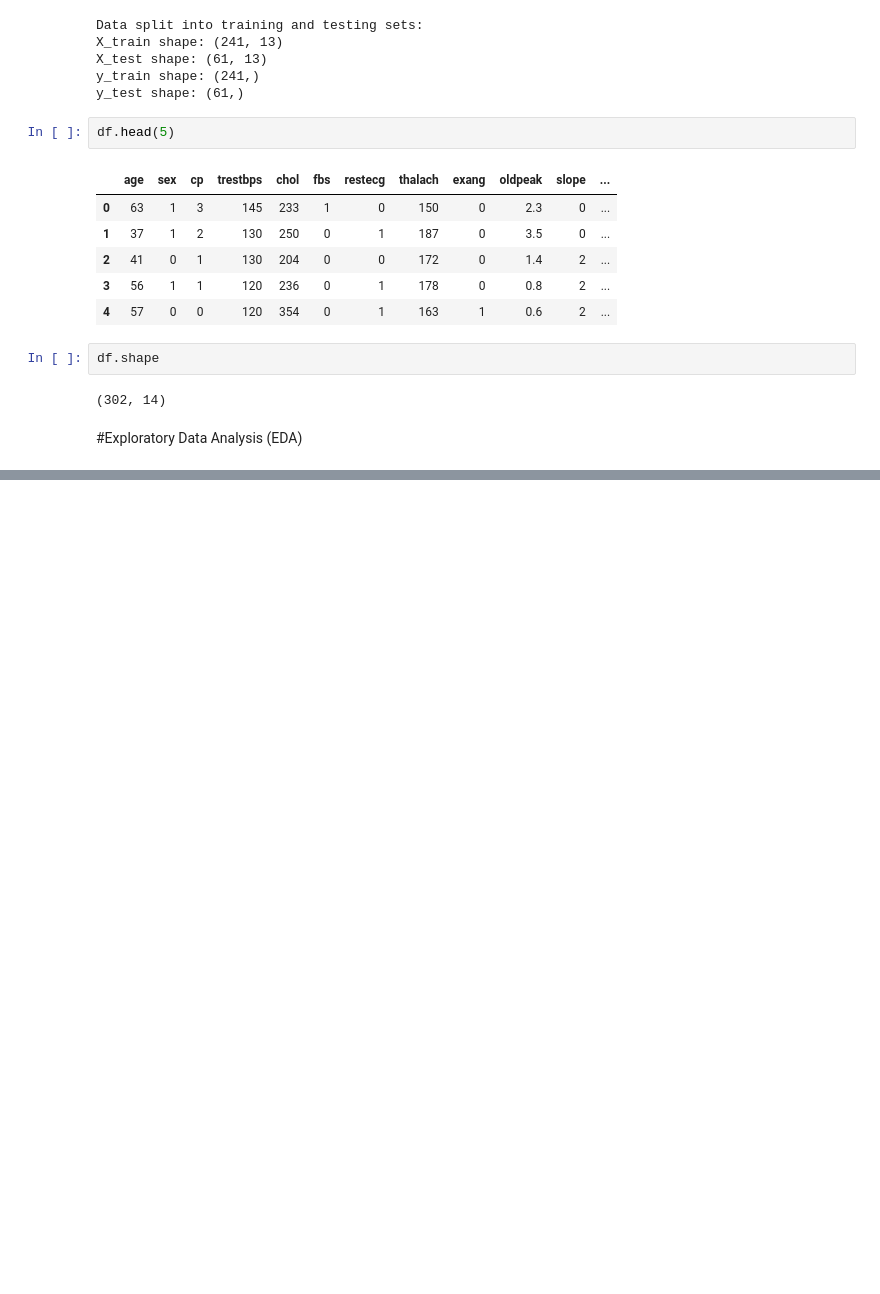
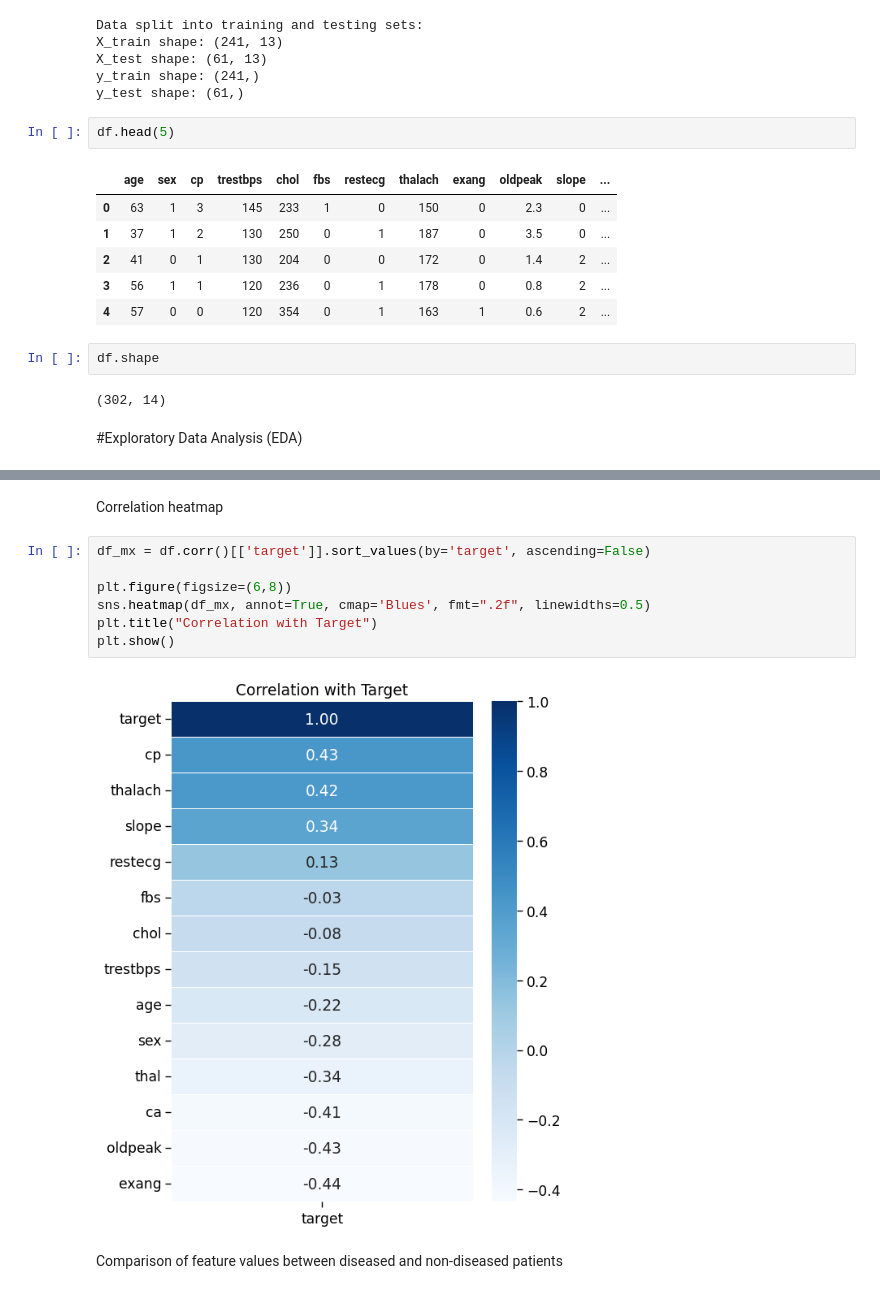
Before and after one commit to touhid0503/Heart_Disease_Diagnosis_Support_System, a Jupyter notebook: HDDSS.ipynb, the cells around one changed output, grey strips where cells are left out. Saved outputs shown, nothing was run; the diff lists cells and outputs as text; blank space fills up the shorter version.

```diff
--- a/HDDSS.ipynb
+++ b/HDDSS.ipynb
@@ -433,0 +489,13 @@ df.shape
+# %% [markdown]
+Correlation heatmap
+# %%
+df_mx = df.corr()[['target']].sort_values(by='target', ascending=False)
+
+plt.figure(figsize=(6,8))
+sns.heatmap(df_mx, annot=True, cmap='Blues', fmt=".2f", linewidths=0.5)
+plt.title("Correlation with Target")
+plt.show()
+# %% [output]
+[figure, added]
+# %% [markdown]
+Comparison of feature values between diseased and non-diseased patients
```
Also changed, not shown: parts of 10 cells of this notebook.
